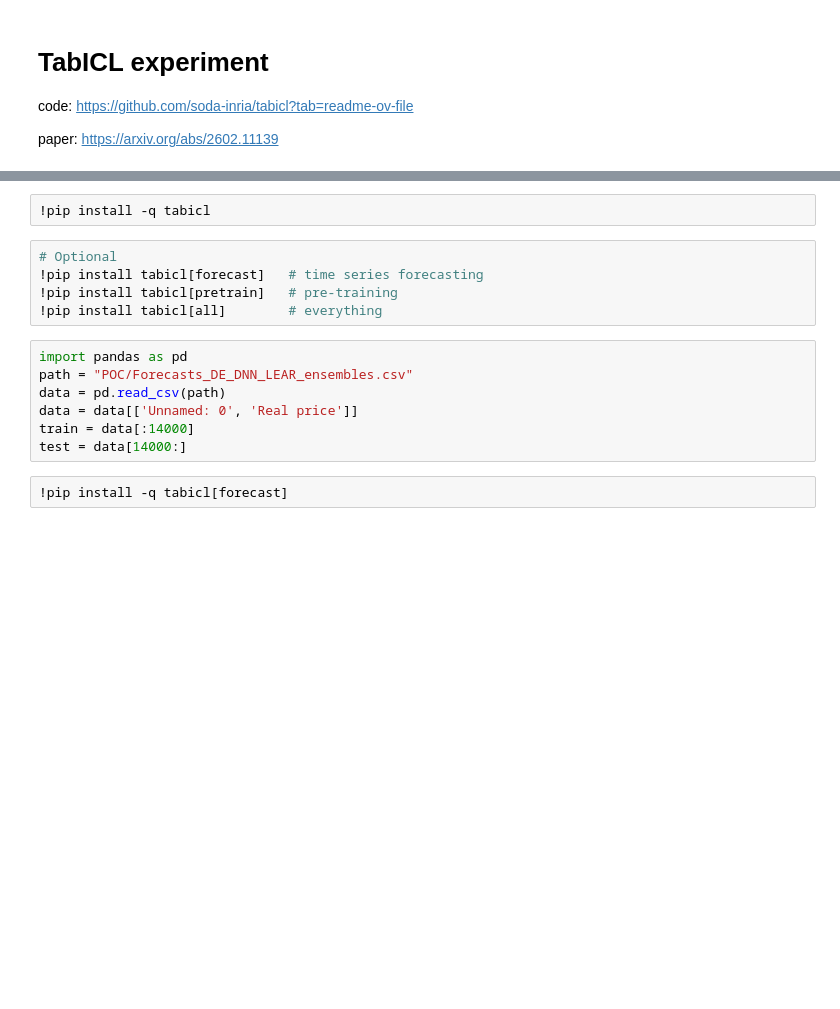
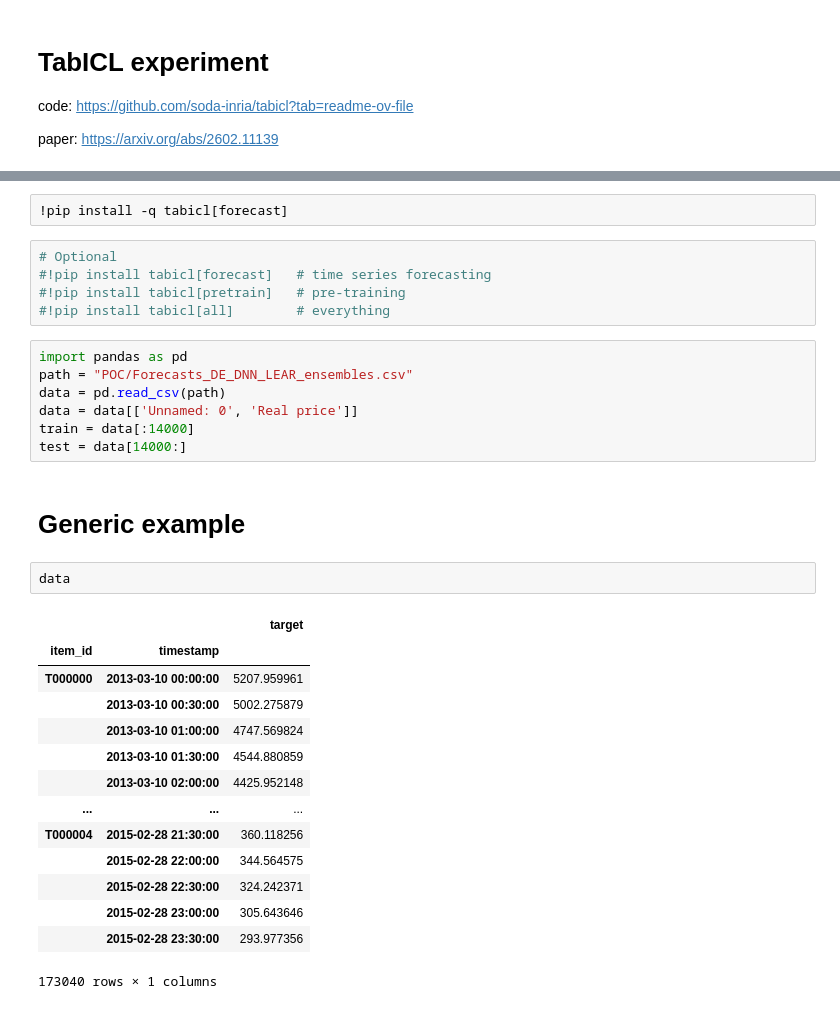
Before and after one commit to Maziger/Laksegate-master-thesis, a Jupyter notebook: POC/tabicl_experiment.ipynb, the cells around one changed output, grey strips where cells are left out. Cells and saved outputs as stored; diff of their text form; blank space fills up the shorter version.

```diff
--- a/POC/tabicl_experiment.ipynb
+++ b/POC/tabicl_experiment.ipynb
@@ -32,11 +32,11 @@ Resolving deltas: 100% (186/186), done.
 /content/Laksegate-master-thesis
 # %%
-!pip install -q tabicl
+!pip install -q tabicl[forecast]
 # %%
 # Optional
-!pip install tabicl[forecast]   # time series forecasting
-!pip install tabicl[pretrain]   # pre-training
-!pip install tabicl[all]        # everything
+#!pip install tabicl[forecast]   # time series forecasting
+#!pip install tabicl[pretrain]   # pre-training
+#!pip install tabicl[all]        # everything
 # %%
 import pandas as pd
 path = "POC/Forecasts_DE_DNN_LEAR_ensembles.csv"
@@ -44,8 +44,25 @@ data = pd.read_csv(path)
 data = data[['Unnamed: 0', 'Real price']]
 train = data[:14000]
 test = data[14000:]
-# %%
-!pip install -q tabicl[forecast]
+# %% [markdown]
+# Generic example
+# %%
+data
+# %% [output]
+|  |  | target |
+| item_id | timestamp |  |
+| T000000 | 2013-03-10 00:00:00 | 5207.959961 |
+|  | 2013-03-10 00:30:00 | 5002.275879 |
+|  | 2013-03-10 01:00:00 | 4747.569824 |
+|  | 2013-03-10 01:30:00 | 4544.880859 |
+|  | 2013-03-10 02:00:00 | 4425.952148 |
+| ... | ... | ... |
+| T000004 | 2015-02-28 21:30:00 | 360.118256 |
+|  | 2015-02-28 22:00:00 | 344.564575 |
+|  | 2015-02-28 22:30:00 | 324.242371 |
+|  | 2015-02-28 23:00:00 | 305.643646 |
+|  | 2015-02-28 23:30:00 | 293.977356 |
+173040 rows × 1 columns
 # %%
 import pandas as pd
 from tabicl import TabICLForecaster
```
Also changed, not shown: parts of 6 cells of this notebook.
